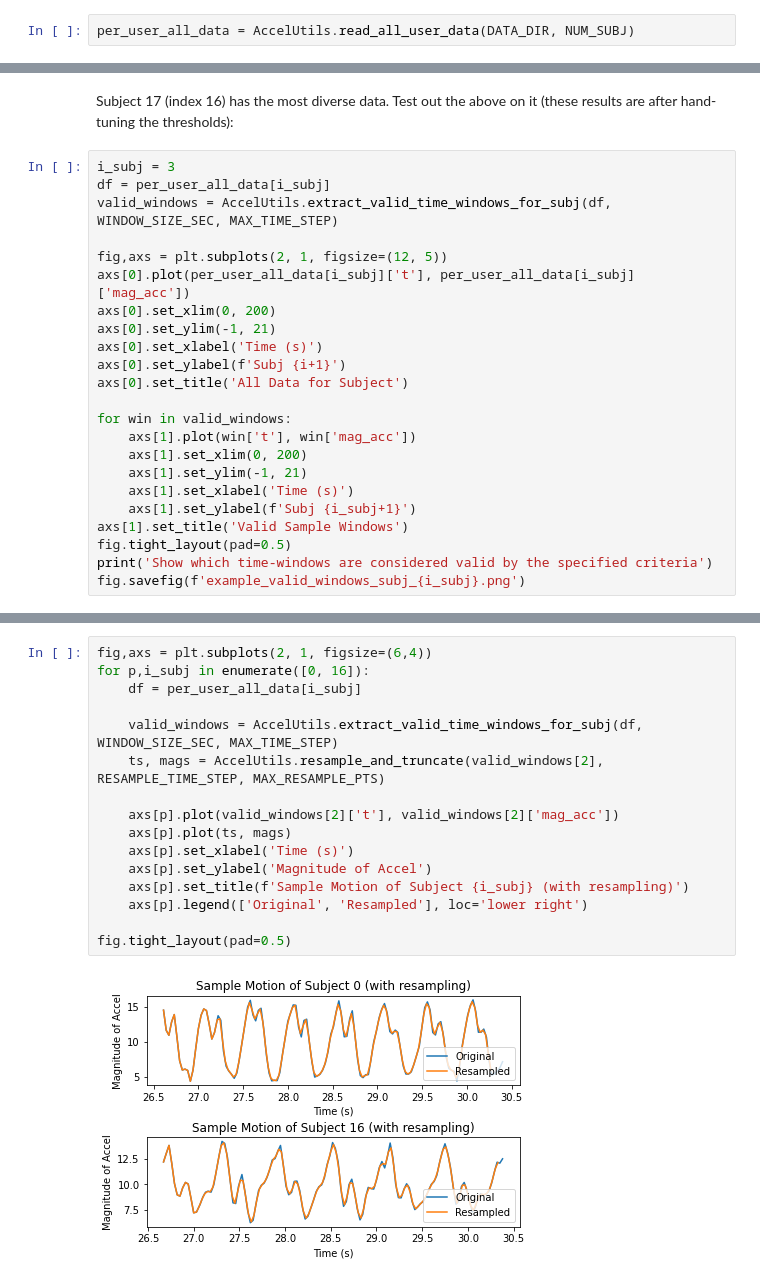
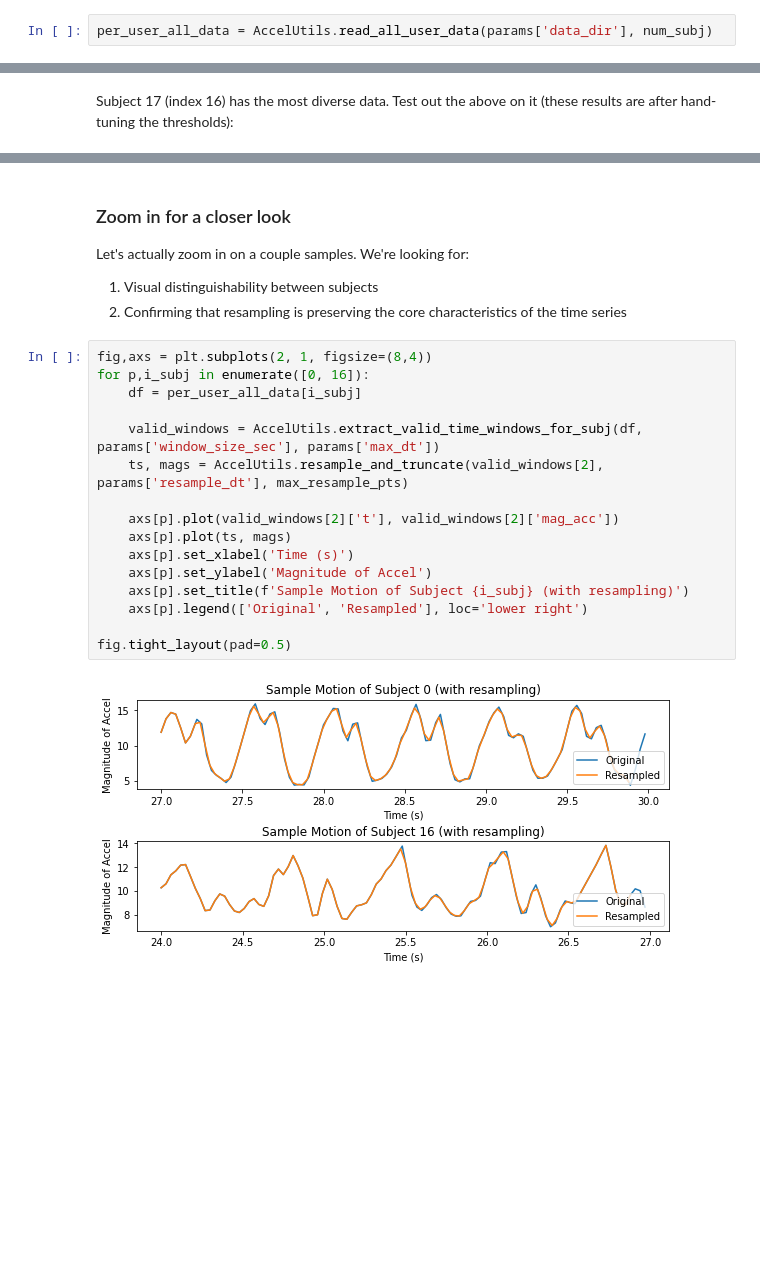
Before and after one commit to etotheipi/accelerometer_signal_proc, a Jupyter notebook: accelerometer_explore.ipynb, the cells around one changed output, grey strips where cells are left out. Cells and saved outputs as stored; diff of their text form; blank space fills up the shorter version.

```diff
--- a/accelerometer_explore.ipynb
+++ b/accelerometer_explore.ipynb
@@ -32,5 +44,5 @@ Each sample will be 123 time steps
 # %%
-per_user_all_data = AccelUtils.read_all_user_data(DATA_DIR, NUM_SUBJ)
+per_user_all_data = AccelUtils.read_all_user_data(params['data_dir'], num_subj)
 # %%
 per_user_all_data[0].describe()
 # %% [output]
@@ -95,25 +108,2 @@ Use the above criteria to extract labeled samples from all subjects.  Some subje
 # %% [markdown]
 Subject 17 (index 16) has the most diverse data.  Test out the above on it (these results are after hand-tuning the thresholds):
-# %%
-i_subj = 3
-df = per_user_all_data[i_subj]
-valid_windows = AccelUtils.extract_valid_time_windows_for_subj(df, WINDOW_SIZE_SEC, MAX_TIME_STEP)
-
-fig,axs = plt.subplots(2, 1, figsize=(12, 5))
-axs[0].plot(per_user_all_data[i_subj]['t'], per_user_all_data[i_subj]['mag_acc'])
-axs[0].set_xlim(0, 200)
-axs[0].set_ylim(-1, 21)
-axs[0].set_xlabel('Time (s)')
-axs[0].set_ylabel(f'Subj {i+1}')
-axs[0].set_title('All Data for Subject')
-
-for win in valid_windows:
-    axs[1].plot(win['t'], win['mag_acc'])
-    axs[1].set_xlim(0, 200)
-    axs[1].set_ylim(-1, 21)
-    axs[1].set_xlabel('Time (s)')
-    axs[1].set_ylabel(f'Subj {i_subj+1}')
-axs[1].set_title('Valid Sample Windows')
-fig.tight_layout(pad=0.5)
-print('Show which time-windows are considered valid by the specified criteria')
-fig.savefig(f'example_valid_windows_subj_{i_subj}.png')
@@ -123,18 +117,23 @@ Show which time-windows are considered valid by the specified criteria
+# %% [markdown]
+### Zoom in for a closer look
+Let's actually zoom in on a couple samples.  We're looking for:
+1. Visual distinguishability between subjects
+2. Confirming that resampling is preserving the core characteristics of the time series
 # %%
-fig,axs = plt.subplots(2, 1, figsize=(6,4))
+fig,axs = plt.subplots(2, 1, figsize=(8,4))
 for p,i_subj in enumerate([0, 16]):
     df = per_user_all_data[i_subj]
 
-    valid_windows = AccelUtils.extract_valid_time_windows_for_subj(df, WINDOW_SIZE_SEC, MAX_TIME_STEP)
-    ts, mags = AccelUtils.resample_and_truncate(valid_windows[2], RESAMPLE_TIME_STEP, MAX_RESAMPLE_PTS)
+    valid_windows = AccelUtils.extract_valid_time_windows_for_subj(df, params['window_size_sec'], params['max_dt'])
+    ts, mags = AccelUtils.resample_and_truncate(valid_windows[2], params['resample_dt'], max_resample_pts)
 
     axs[p].plot(valid_windows[2]['t'], valid_windows[2]['mag_acc'])
     axs[p].plot(ts, mags)
     axs[p].set_xlabel('Time (s)')
     axs[p].set_ylabel('Magnitude of Accel')
     axs[p].set_title(f'Sample Motion of Subject {i_subj} (with resampling)')
     axs[p].legend(['Original', 'Resampled'], loc='lower right')
 
 fig.tight_layout(pad=0.5)
 # %% [output]
-[figure, old version]
+[figure, new version]
```
Also changed, not shown: parts of 16 cells of this notebook, 12 other files.
